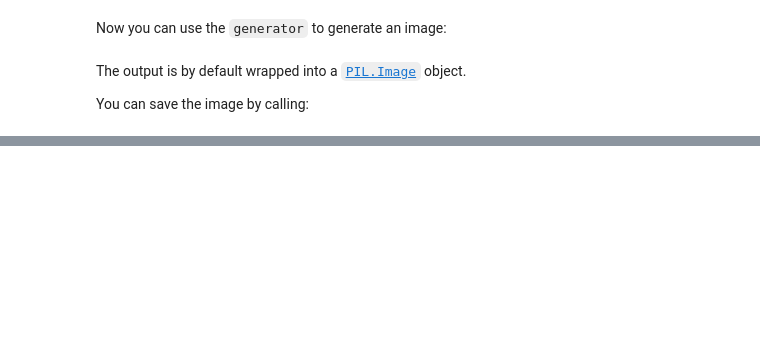
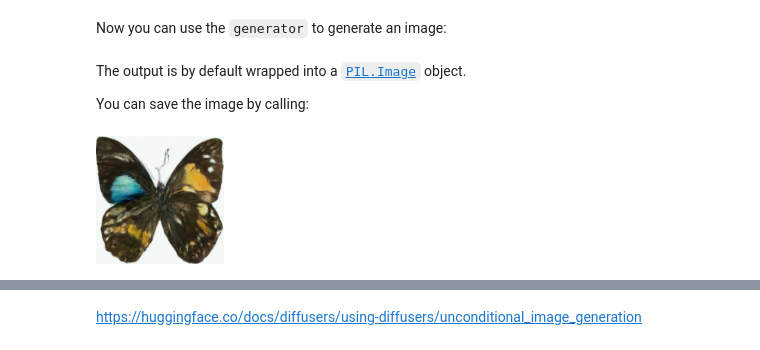
Before and after one commit to cagBRT/Diffusers, a Jupyter notebook: diffusers_doc/en/unconditional_image_generation.ipynb, the cells around one changed output, grey strips where cells are left out. Saved outputs shown, nothing was run; the diff lists cells and outputs as text; code cells hidden in the pictures; blank space fills up the shorter version.

```diff
--- a/diffusers_doc/en/unconditional_image_generation.ipynb
+++ b/diffusers_doc/en/unconditional_image_generation.ipynb
@@ -134,6 +129,10 @@ The output is by default wrapped into a [`PIL.Image`](https://pillow.readthedocs
 You can save the image by calling:
 # %%
 image.save("generated_image.png")
+# %%
+image
+# %% [output]
+[figure, added]
 # %% [markdown]
 Try out the Spaces below, and feel free to play around with the inference steps parameter to see how it affects the image quality!
 
@@ -143,3 +142,5 @@ Try out the Spaces below, and feel free to play around with the inference steps
 	width="850"
 	height="500"
 ></iframe>
+# %% [markdown]
+https://huggingface.co/docs/diffusers/using-diffusers/unconditional_image_generation
```
Also changed, not shown: parts of 1 cell of this notebook.
